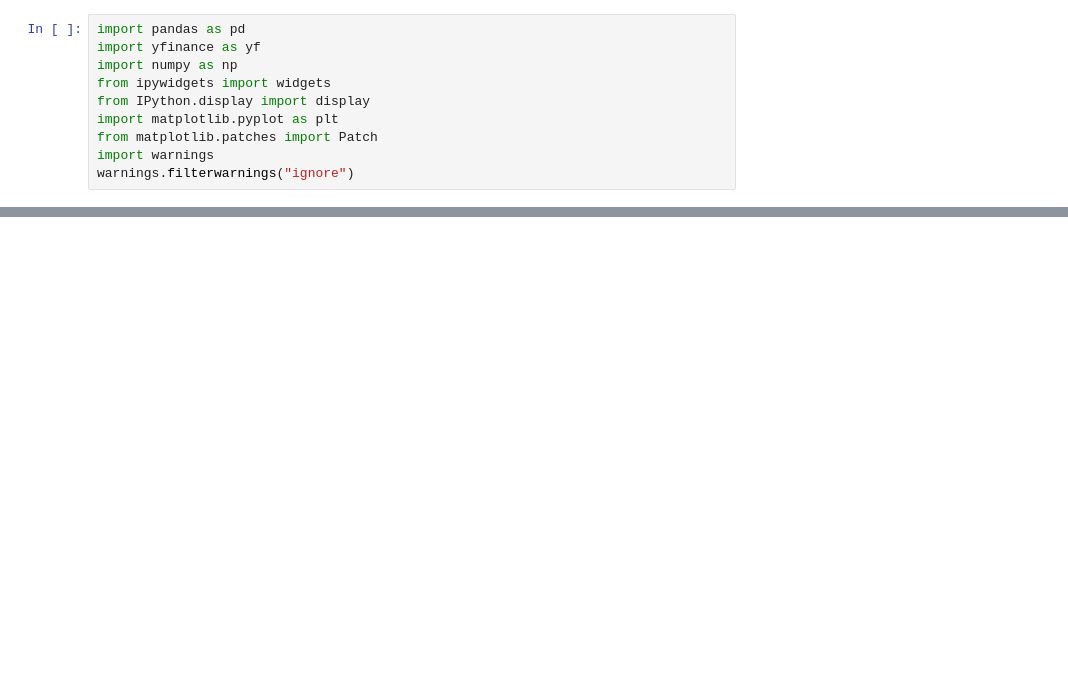
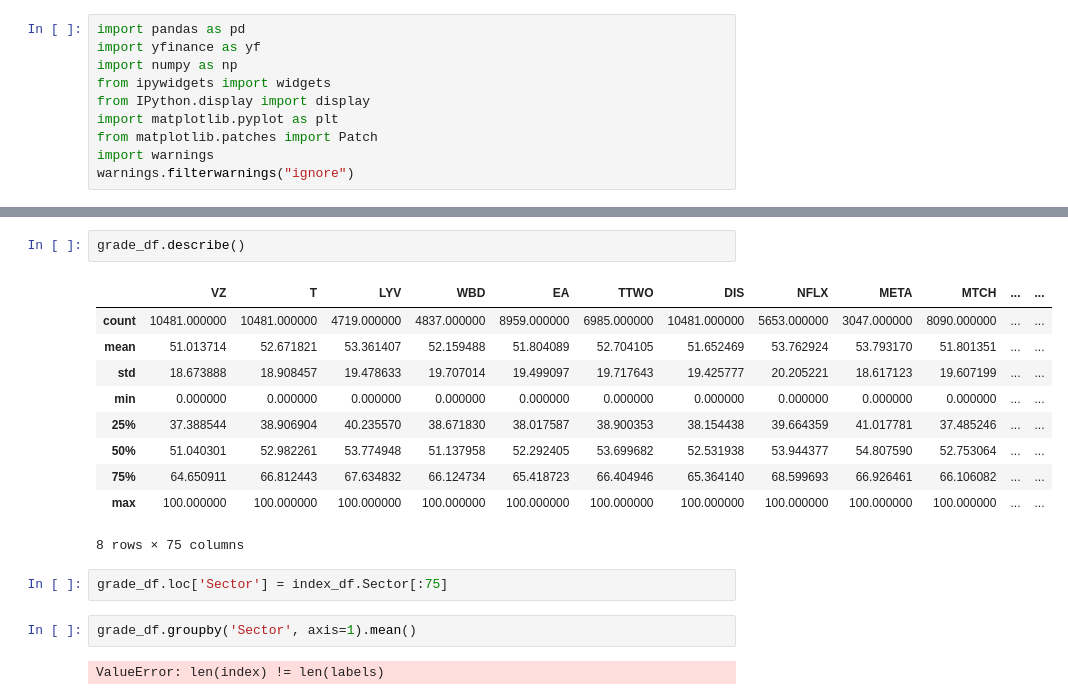
Before and after one commit to SuperWD40/Groupe_bancaire_Student_challenge, a Jupyter notebook: momentum/momentum_analysis vf.ipynb, the cells around one changed output, grey strips where cells are left out. Drawn from its saved outputs; the diff is of its cells as text; blank space fills up the shorter version.

```diff
--- a/momentum/momentum_analysis vf.ipynb
+++ b/momentum/momentum_analysis vf.ipynb
@@ -224,0 +276,19 @@ Text(value='^GSPC', description='Market:')
+# %%
+grade_df.describe()
+# %% [output]
+|  | VZ | T | LYV | WBD | EA | TTWO | DIS | NFLX | META | MTCH | ... | ... |
+| count | 10481.000000 | 10481.000000 | 4719.000000 | 4837.000000 | 8959.000000 | 6985.000000 | 10481.000000 | 5653.000000 | 3047.000000 | 8090.000000 | ... | ... |
+| mean | 51.013714 | 52.671821 | 53.361407 | 52.159488 | 51.804089 | 52.704105 | 51.652469 | 53.762924 | 53.793170 | 51.801351 | ... | ... |
+| std | 18.673888 | 18.908457 | 19.478633 | 19.707014 | 19.499097 | 19.717643 | 19.425777 | 20.205221 | 18.617123 | 19.607199 | ... | ... |
+| min | 0.000000 | 0.000000 | 0.000000 | 0.000000 | 0.000000 | 0.000000 | 0.000000 | 0.000000 | 0.000000 | 0.000000 | ... | ... |
+| 25% | 37.388544 | 38.906904 | 40.235570 | 38.671830 | 38.017587 | 38.900353 | 38.154438 | 39.664359 | 41.017781 | 37.485246 | ... | ... |
+| 50% | 51.040301 | 52.982261 | 53.774948 | 51.137958 | 52.292405 | 53.699682 | 52.531938 | 53.944377 | 54.807590 | 52.753064 | ... | ... |
+| 75% | 64.650911 | 66.812443 | 67.634832 | 66.124734 | 65.418723 | 66.404946 | 65.364140 | 68.599693 | 66.926461 | 66.106082 | ... | ... |
+| max | 100.000000 | 100.000000 | 100.000000 | 100.000000 | 100.000000 | 100.000000 | 100.000000 | 100.000000 | 100.000000 | 100.000000 | ... | ... |
+8 rows × 75 columns
+# %%
+grade_df.loc['Sector'] = index_df.Sector[:75]
+# %%
+grade_df.groupby('Sector', axis=1).mean()
+# %% [output]
+ValueError: len(index) != len(labels)
```
Also changed, not shown: parts of 7 cells of this notebook, 1 other file.
